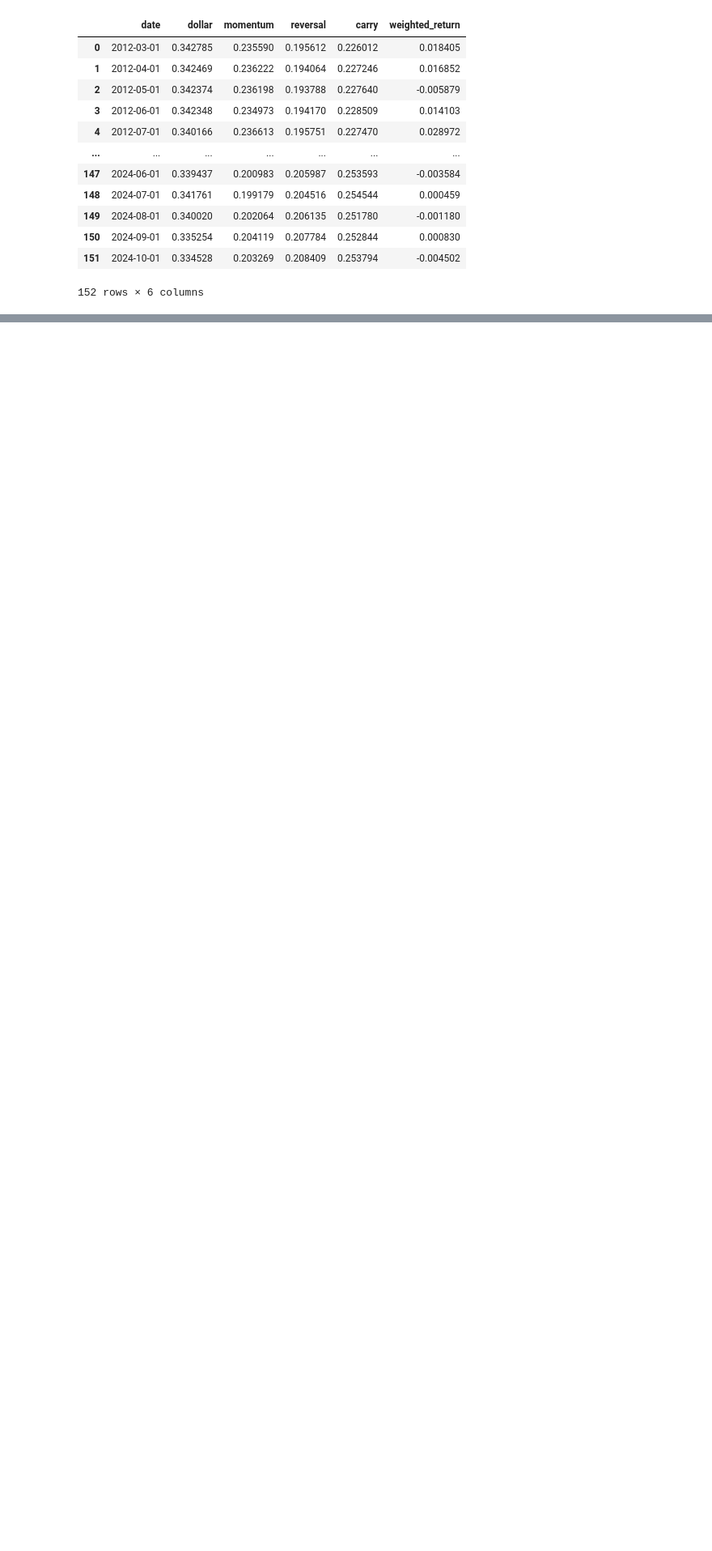
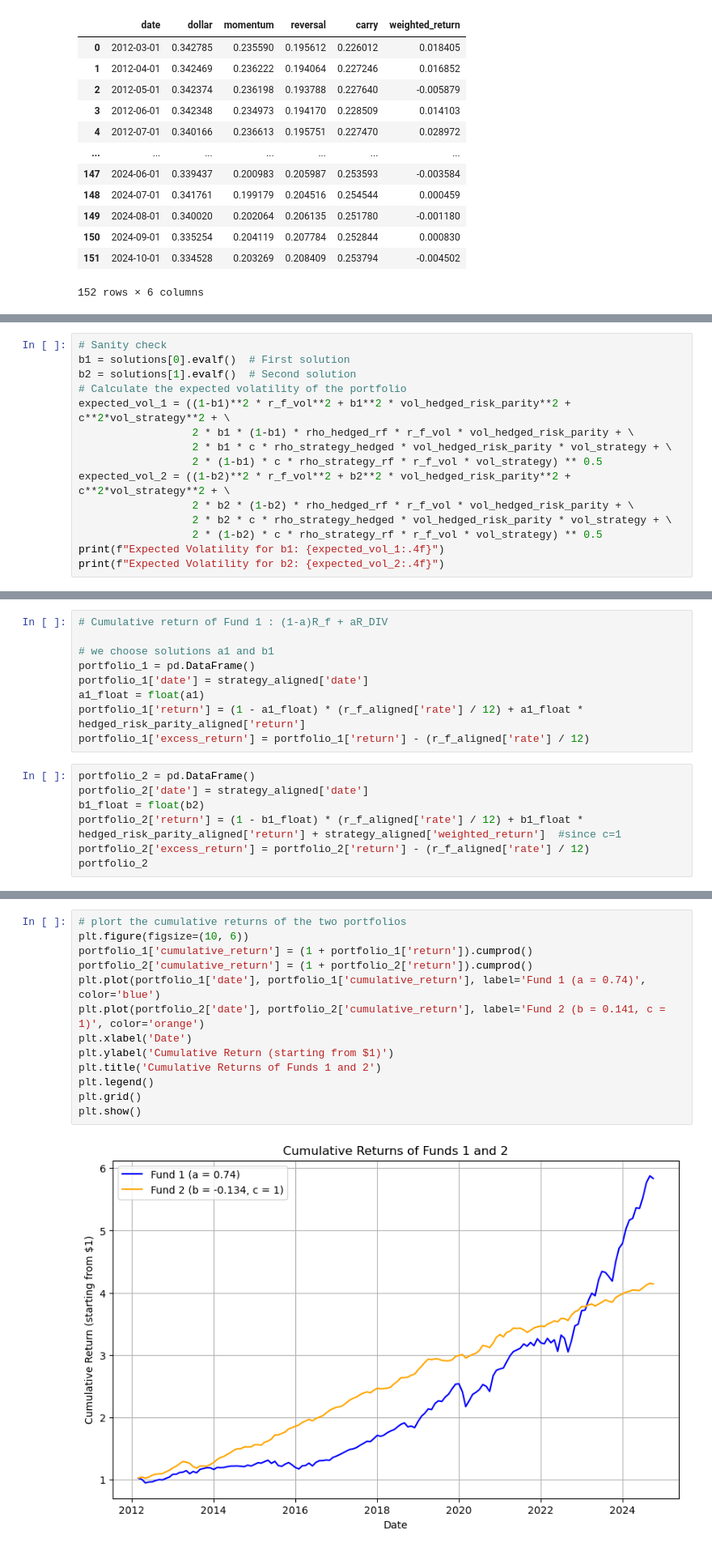
Before and after one commit to pherb127/Investments-Data, a Jupyter notebook: Investments.ipynb, the cells around one changed output, grey strips where cells are left out. Shown at 81% size. Cells and saved outputs as stored; diff of their text form; blank space fills up the shorter version.

```diff
--- a/Investments.ipynb
+++ b/Investments.ipynb
@@ -1982,0 +2010,15 @@ strategy
+# %%
+# Sanity check
+b1 = solutions[0].evalf()  # First solution
+b2 = solutions[1].evalf()  # Second solution
+# Calculate the expected volatility of the portfolio
+expected_vol_1 = ((1-b1)**2 * r_f_vol**2 + b1**2 * vol_hedged_risk_parity**2 + c**2*vol_strategy**2 + \
+                  2 * b1 * (1-b1) * rho_hedged_rf * r_f_vol * vol_hedged_risk_parity + \
+                  2 * b1 * c * rho_strategy_hedged * vol_hedged_risk_parity * vol_strategy + \
+                  2 * (1-b1) * c * rho_strategy_rf * r_f_vol * vol_strategy) ** 0.5
+expected_vol_2 = ((1-b2)**2 * r_f_vol**2 + b2**2 * vol_hedged_risk_parity**2 + c**2*vol_strategy**2 + \
+                  2 * b2 * (1-b2) * rho_hedged_rf * r_f_vol * vol_hedged_risk_parity + \
+                  2 * b2 * c * rho_strategy_hedged * vol_hedged_risk_parity * vol_strategy + \
+                  2 * (1-b2) * c * rho_strategy_rf * r_f_vol * vol_strategy) ** 0.5
+print(f"Expected Volatility for b1: {expected_vol_1:.4f}")
+print(f"Expected Volatility for b2: {expected_vol_2:.4f}")
@@ -1982,0 +2030,16 @@ strategy
+# %%
+# Cumulative return of Fund 1 : (1-a)R_f + aR_DIV
+
+# we choose solutions a1 and b1
+portfolio_1 = pd.DataFrame()
+portfolio_1['date'] = strategy_aligned['date']
+a1_float = float(a1)
+portfolio_1['return'] = (1 - a1_float) * (r_f_aligned['rate'] / 12) + a1_float * hedged_risk_parity_aligned['return']
+portfolio_1['excess_return'] = portfolio_1['return'] - (r_f_aligned['rate'] / 12)
+# %%
+portfolio_2 = pd.DataFrame()
+portfolio_2['date'] = strategy_aligned['date']
+b1_float = float(b2)
+portfolio_2['return'] = (1 - b1_float) * (r_f_aligned['rate'] / 12) + b1_float * hedged_risk_parity_aligned['return'] + strategy_aligned['weighted_return']  #since c=1
+portfolio_2['excess_return'] = portfolio_2['return'] - (r_f_aligned['rate'] / 12)
+portfolio_2
@@ -1982,0 +2060,15 @@ strategy
+# %%
+# plort the cumulative returns of the two portfolios
+plt.figure(figsize=(10, 6))
+portfolio_1['cumulative_return'] = (1 + portfolio_1['return']).cumprod()
+portfolio_2['cumulative_return'] = (1 + portfolio_2['return']).cumprod()
+plt.plot(portfolio_1['date'], portfolio_1['cumulative_return'], label='Fund 1 (a = 0.74)', color='blue')
+plt.plot(portfolio_2['date'], portfolio_2['cumulative_return'], label='Fund 2 (b = 0.141, c = 1)', color='orange')
+plt.xlabel('Date')
+plt.ylabel('Cumulative Return (starting from $1)')
+plt.title('Cumulative Returns of Funds 1 and 2')
+plt.legend()
+plt.grid()
+plt.show()
+# %% [output]
+[figure, added]
```
Also changed, not shown: parts of 13 cells of this notebook.
